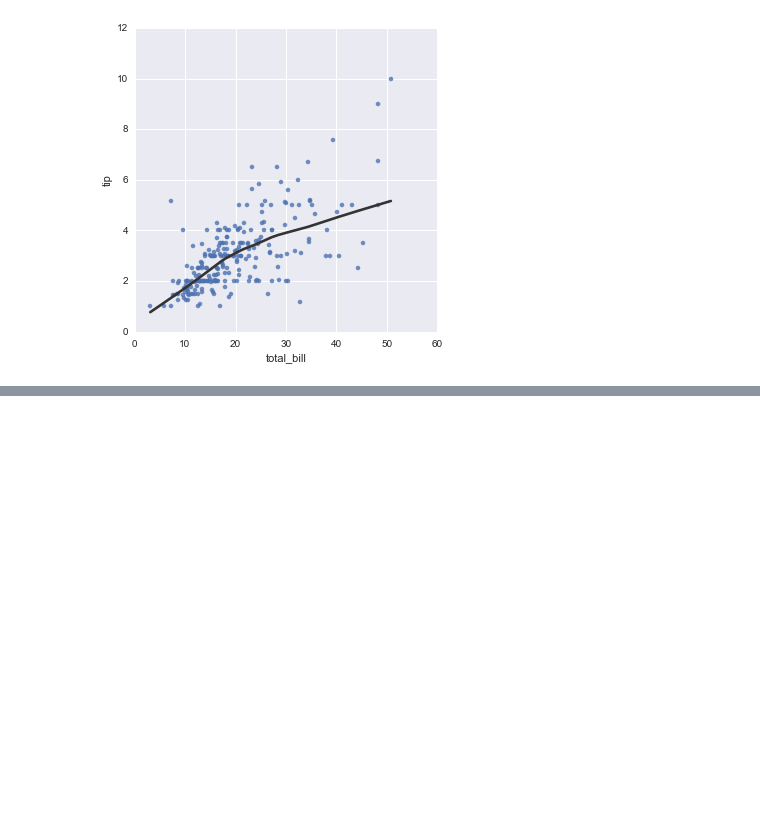
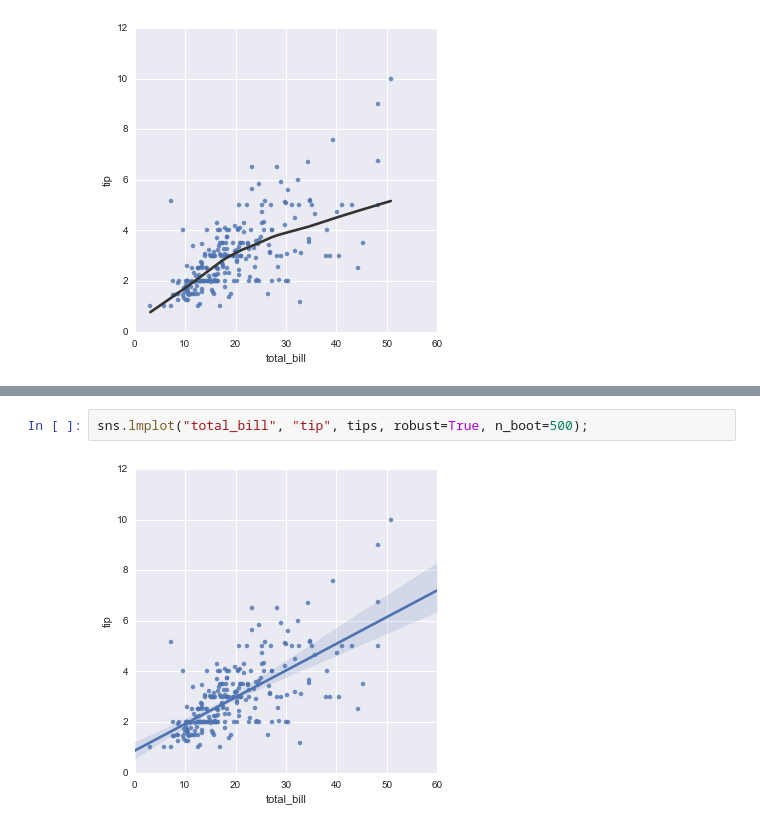
Before and after one commit to tarmstro/mvbop, a Jupyter notebook: seaborn_tutorial.ipynb, the cells around one changed output, grey strips where cells are left out. Cells and saved outputs as stored; diff of their text form; blank space fills up the shorter version.

```diff
--- a/seaborn_tutorial.ipynb
+++ b/seaborn_tutorial.ipynb
@@ -326,0 +336,4 @@ sns.lmplot("total_bill", "tip", tips, lowess=True, line_kws={"color": "0.2"});
+# %%
+sns.lmplot("total_bill", "tip", tips, robust=True, n_boot=500);
+# %% [output]
+[figure, added]
```
Also changed, not shown: parts of 1 cell of this notebook.
